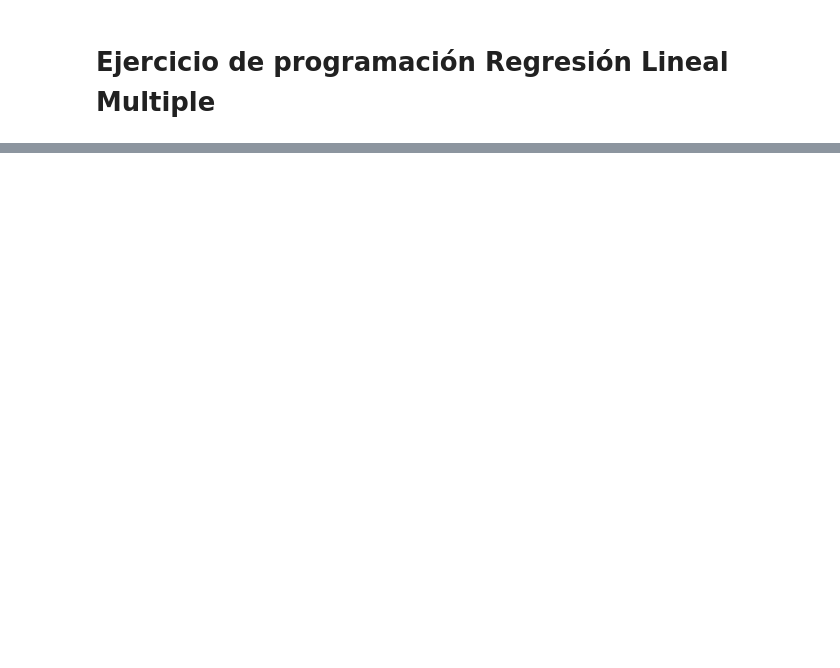
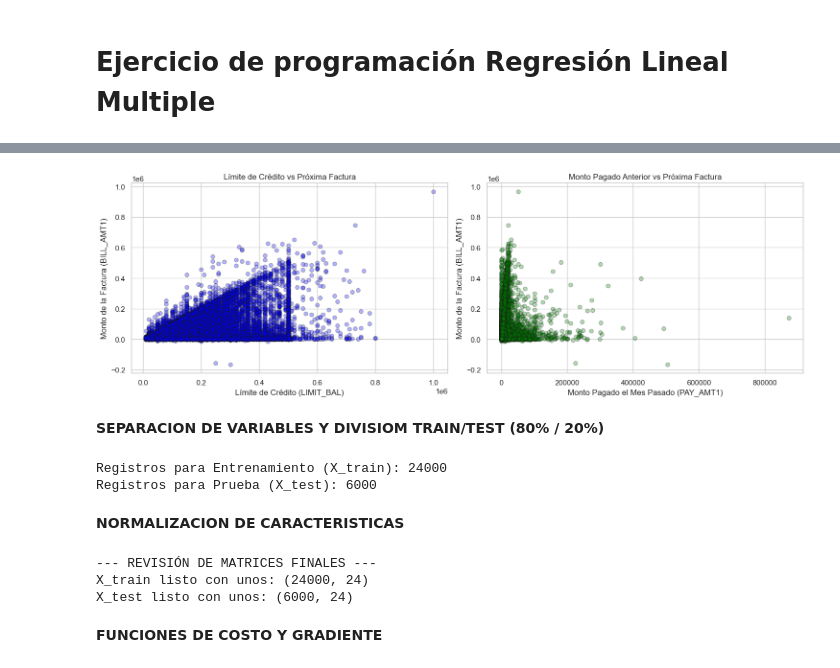
Before and after one commit to Richi-20/IA-Richard-Chavez, a Jupyter notebook: Laboratorios/LAb01/Regresion_Lin_Multiple.ipynb, the cells around one changed output, grey strips where cells are left out. Drawn from its saved outputs; the diff is of its cells as text; code cells hidden in the pictures; blank space fills up the shorter version.

```diff
--- a/Laboratorios/LAb01/Regresion_Lin_Multiple.ipynb
+++ b/Laboratorios/LAb01/Regresion_Lin_Multiple.ipynb
@@ -218,0 +27,15 @@ X = np.concatenate([np.ones((m, 1)), X], axis=1)
+# %%
+data = r"C:\Users\RICHARD\Desktop\Aplicaiones de uso\Archivos Z\IA-Richard-Chavez\datasets\default of credit card clients.xls"
+
+df = pd.read_excel(data, header=1)
+
+# 4. Renombramos la columna 'default payment next month' a algo más corto por comodidad
+df = df.rename(columns={'default payment next month': 'DEFAULT'})
+
+# 5. Mostramos las dimensiones del dataset (Filas, Columnas)
+print(
+      f"El dataset contiene {df.shape[0]} filas (clientes) y {df.shape[1]} columnas.\n"
+)
+
+# 6. Vemos las primeras 5 filas para asegurarnos de que todo se vea bien
+df.head()
@@ -218,0 +86,44 @@ X = np.concatenate([np.ones((m, 1)), X], axis=1)
+# %%
+# Configurar el tamaño del lienzo para los dos gráficos (1 fila, 2 columnas)
+fig, (ax1, ax2) = plt.subplots(1, 2, figsize=(15, 5))
+
+# Gráfico 1: Límite de Crédito vs Monto de Factura 1
+ax1.scatter(df['LIMIT_BAL'], df['BILL_AMT1'], color='blue', alpha=0.3, edgecolor='k')
+ax1.set_title('Límite de Crédito vs Próxima Factura')
+ax1.set_xlabel('Límite de Crédito (LIMIT_BAL)')
+ax1.set_ylabel('Monto de la Factura (BILL_AMT1)')
+ax1.grid(True)
+
+# Gráfico 2: Monto Pagado 1 vs Monto de Factura 1
+ax2.scatter(df['PAY_AMT1'], df['BILL_AMT1'], color='green', alpha=0.3, edgecolor='k')
+ax2.set_title('Monto Pagado Anterior vs Próxima Factura')
+ax2.set_xlabel('Monto Pagado el Mes Pasado (PAY_AMT1)')
+ax2.set_ylabel('Monto de la Factura (BILL_AMT1)')
+ax2.grid(True)
+
+# Mostrar los gráficos en pantalla
+plt.tight_layout()
+plt.show()
+# %% [output]
+[figure, added]
+# %% [markdown]
+**SEPARACION DE VARIABLES Y DIVISIOM TRAIN/TEST (80% / 20%)**
+# %%
+from sklearn.model_selection import train_test_split
+
+# 1. Separamos en X e y (Quitamos ID y nuestra variable objetivo BILL_AMT1)
+X = df.drop(columns=['ID', 'BILL_AMT1']).values
+y = df['BILL_AMT1'].values
+
+# 2. Dividimos en Train (80%) y Test (20%) en una sola línea
+# 'test_size=0.20' es el 20% para pruebas, y 'random_state=42' es la semilla para mezclar
+X_train, X_test, y_train, y_test = train_test_split(X, y, test_size=0.20, random_state=42)
+
+# 3. Verificamos que las dimensiones sean las mismas
+print(f"Registros para Entrenamiento (X_train): {X_train.shape[0]}")
+print(f"Registros para Prueba (X_test): {X_test.shape[0]}")
+# %% [output]
+Registros para Entrenamiento (X_train): 24000
+Registros para Prueba (X_test): 6000
+# %% [markdown]
+**NORMALIZACION DE CARACTERISTICAS**
@@ -218,0 +145,16 @@ X = np.concatenate([np.ones((m, 1)), X], axis=1)
+# %%
+m_train = y_train.size
+m_test = y_test.size
+
+X_train_ready = np.concatenate([np.ones((m_train, 1)), X_train_norm], axis=1)
+X_test_ready = np.concatenate([np.ones((m_test, 1)), X_test_norm], axis=1)
+
+print("--- REVISIÓN DE MATRICES FINALES ---")
+print(f"X_train listo con unos: {X_train_ready.shape}")
+print(f"X_test listo con unos: {X_test_ready.shape}")
+# %% [output]
+--- REVISIÓN DE MATRICES FINALES ---
+X_train listo con unos: (24000, 24)
+X_test listo con unos: (6000, 24)
+# %% [markdown]
+**FUNCIONES DE COSTO Y GRADIENTE**
```
Also changed, not shown: parts of 44 cells of this notebook, 1 other file.
